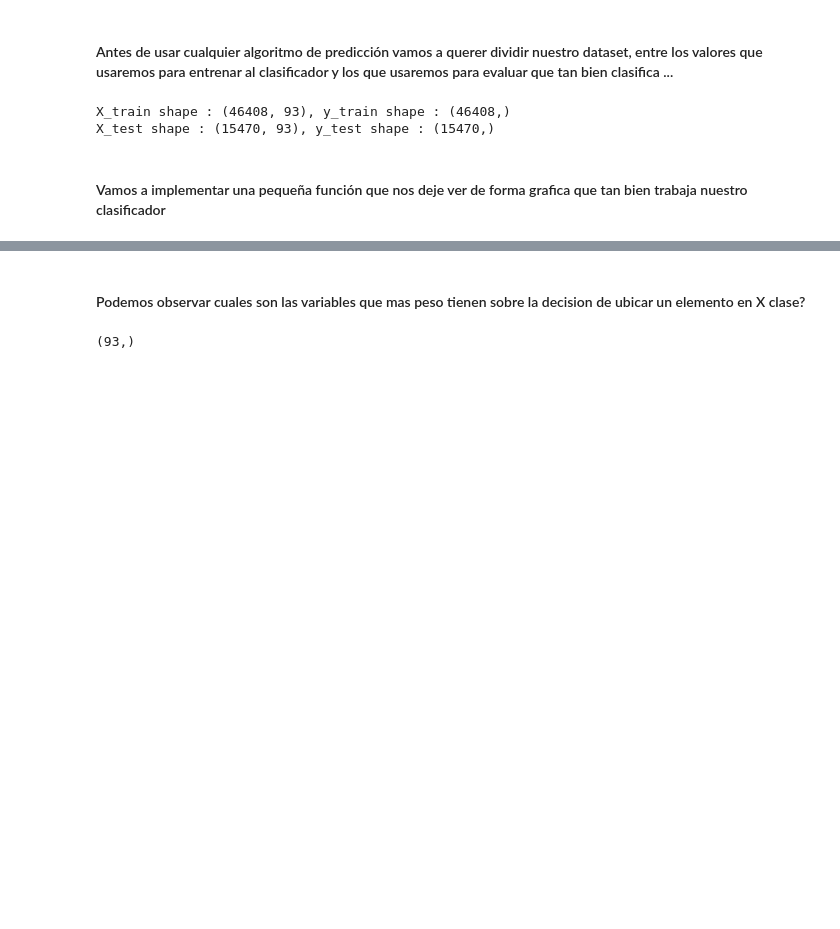
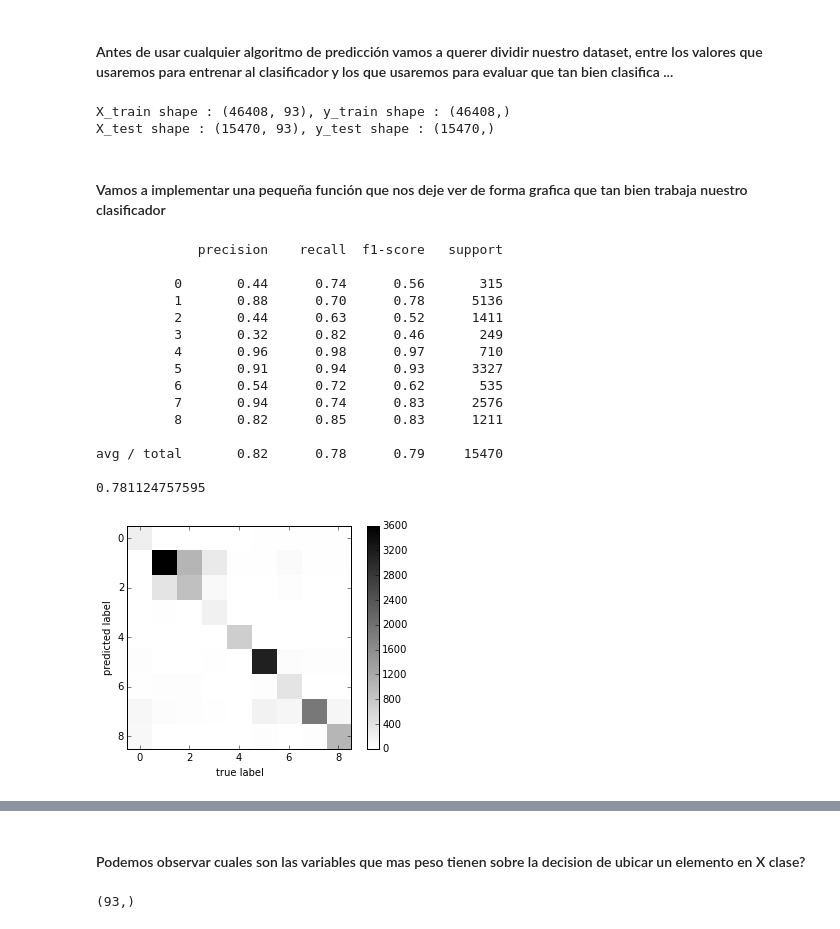
Before and after one commit to celiacintas/pre-scipyla, a Jupyter notebook: prescipyla/the_goodies_of_life_the_universe_and_everything.ipynb, the cells around one changed output, grey strips where cells are left out. Drawn from its saved outputs; the diff is of its cells as text; code cells hidden in the pictures; blank space fills up the shorter version.

```diff
--- a/prescipyla/the_goodies_of_life_the_universe_and_everything.ipynb
+++ b/prescipyla/the_goodies_of_life_the_universe_and_everything.ipynb
@@ -292,12 +295,30 @@ def plot_matrix(clf, X_test, y_test):
     plt.show()
 # %%
 from sklearn.svm import SVC
-sv = SVC(kernel='rbf')
+
+sv = SVC(kernel='rbf', cache_size=1000)
 sv.fit(X_train, y_train)
 
-print classification_report(clf.predict(X_test), y_test)
-print clf.score(X_test, y_test)
-plot_matrix(clf, X_test, y_test)
+print classification_report(sv.predict(X_test), y_test)
+print sv.score(X_test, y_test)
+plot_matrix(sv, X_test, y_test)
+# %% [output]
+             precision    recall  f1-score   support
+
+          0       0.44      0.74      0.56       315
+          1       0.88      0.70      0.78      5136
+          2       0.44      0.63      0.52      1411
+          3       0.32      0.82      0.46       249
+          4       0.96      0.98      0.97       710
+          5       0.91      0.94      0.93      3327
+          6       0.54      0.72      0.62       535
+          7       0.94      0.74      0.83      2576
+          8       0.82      0.85      0.83      1211
+
+avg / total       0.82      0.78      0.79     15470
+
+0.781124757595
+[figure, added]
 # %%
 from sklearn.ensemble import ExtraTreesClassifier
 
```
Also changed, not shown: parts of 7 cells of this notebook.
